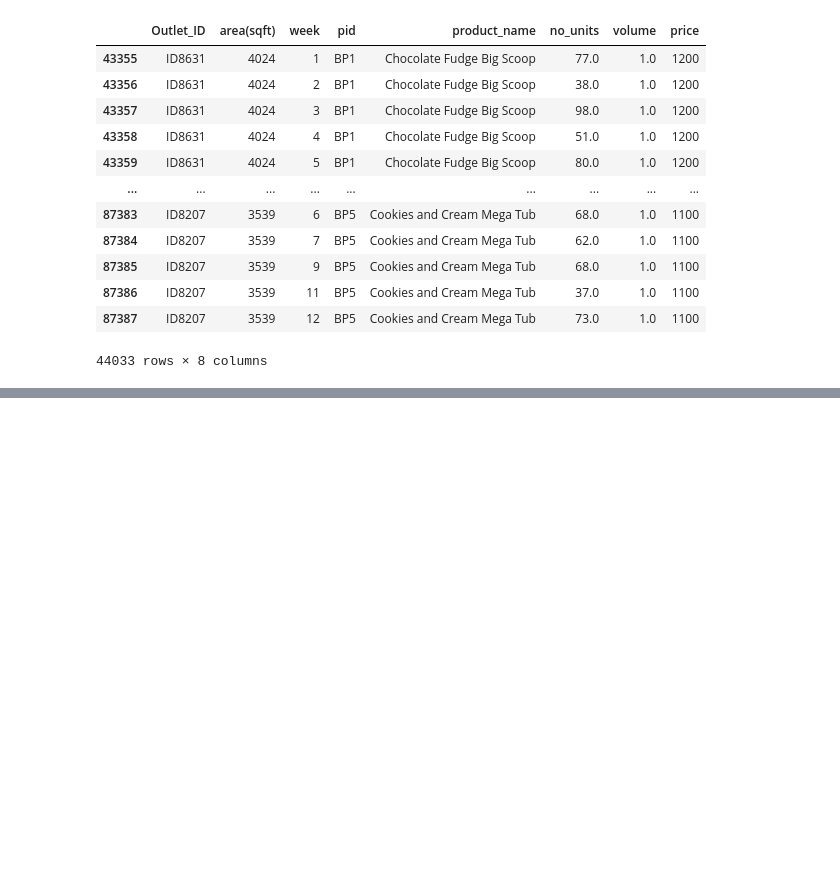
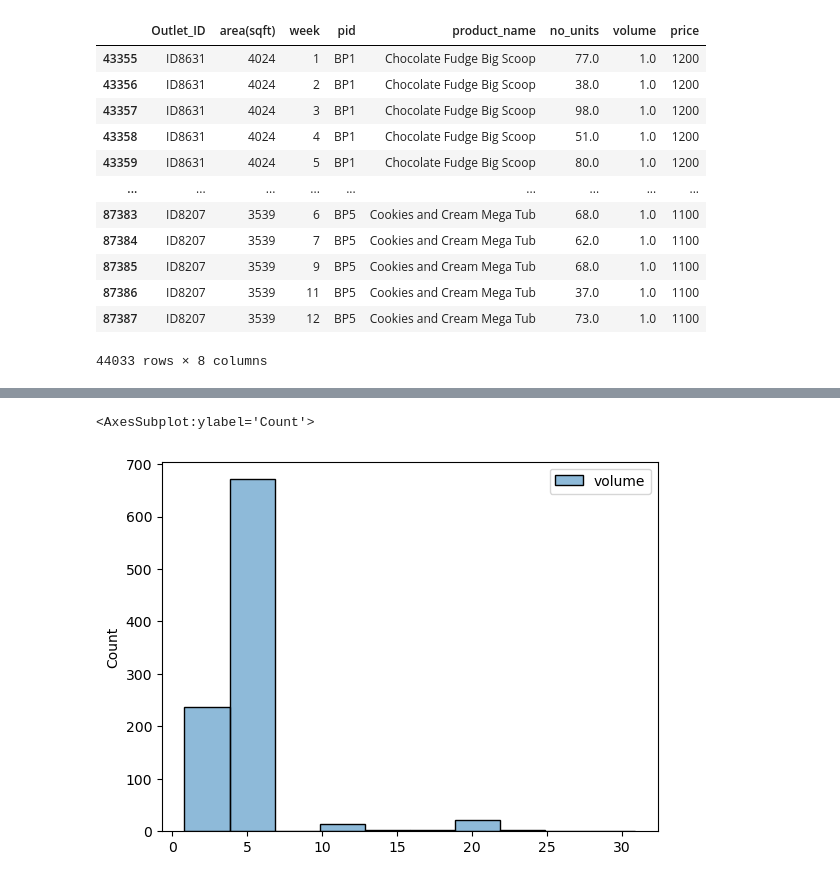
Before and after one commit to navindu-ds/DataStorm-4, a Jupyter notebook: Semifinal Round/semifinals-notebook.ipynb, the cells around one changed output, grey strips where cells are left out. Saved outputs shown, nothing was run; the diff lists cells and outputs as text; code cells hidden in the pictures; blank space fills up the shorter version.

```diff
--- a/Semifinal Round/semifinals-notebook.ipynb
+++ b/Semifinal Round/semifinals-notebook.ipynb
@@ -308,0 +443,7 @@ num_bulk_items.describe()
+# %%
+weekly_volume_sold = pd.DataFrame(outlet_sales_db.groupby(['Outlet_ID','week'])['volume'].sum())
+weekly_volume_sold = weekly_volume_sold.reset_index()
+
+weekly_volume_sold.volume.describe()
+
+# weekly_volume_sold.plot(x='week',y='volume',kind='bar')
@@ -308,0 +478,3 @@ num_bulk_items.describe()
+# %%
+mean_week_volume = pd.DataFrame(weekly_volume_sold.groupby('Outlet_ID')['volume'].mean().round(2))
+mean_week_volume.describe()
@@ -308,0 +491,5 @@ num_bulk_items.describe()
+# %%
+sns.histplot(data = mean_week_volume, bins=10)
+# %% [output]
+<AxesSubplot:ylabel='Count'>
+[figure, added]
```
Also changed, not shown: parts of 24 cells of this notebook.
